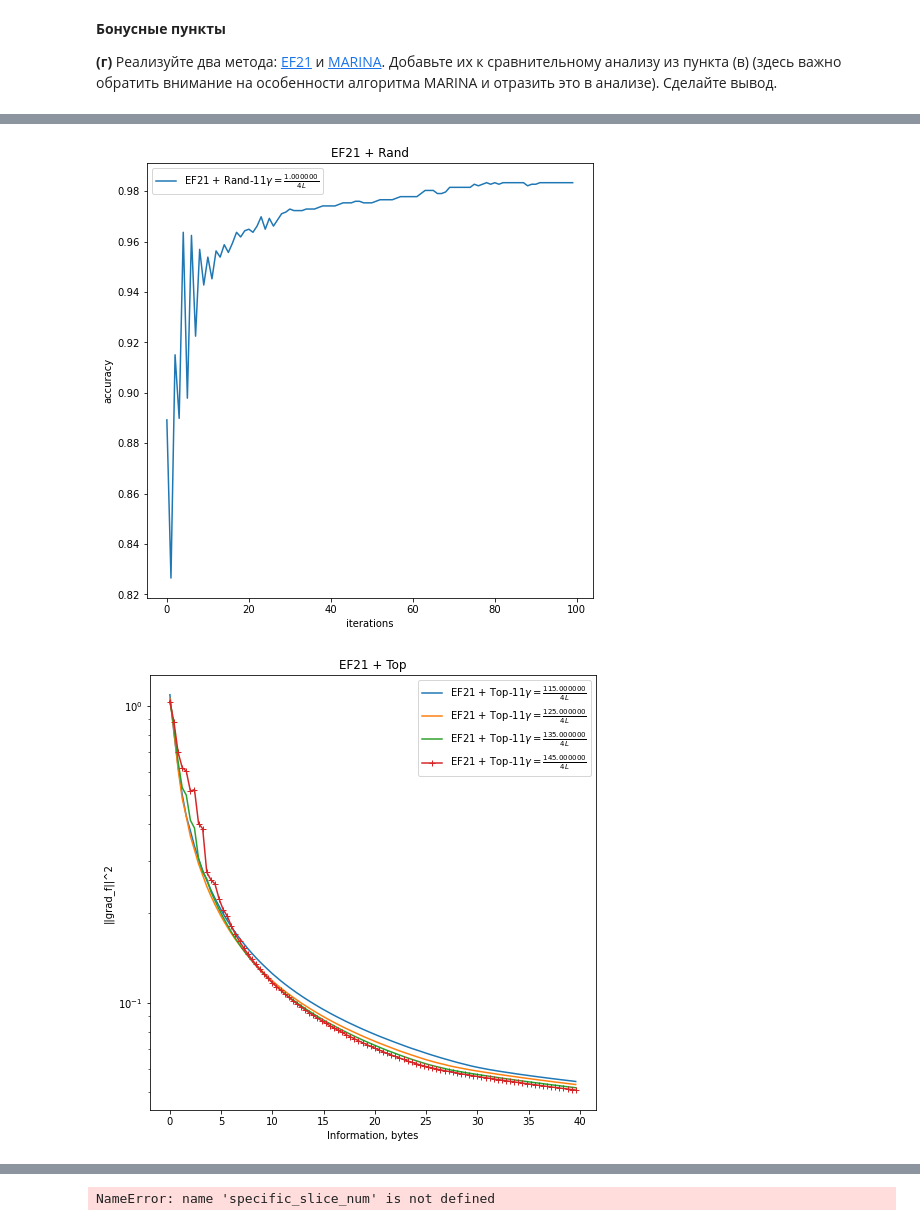
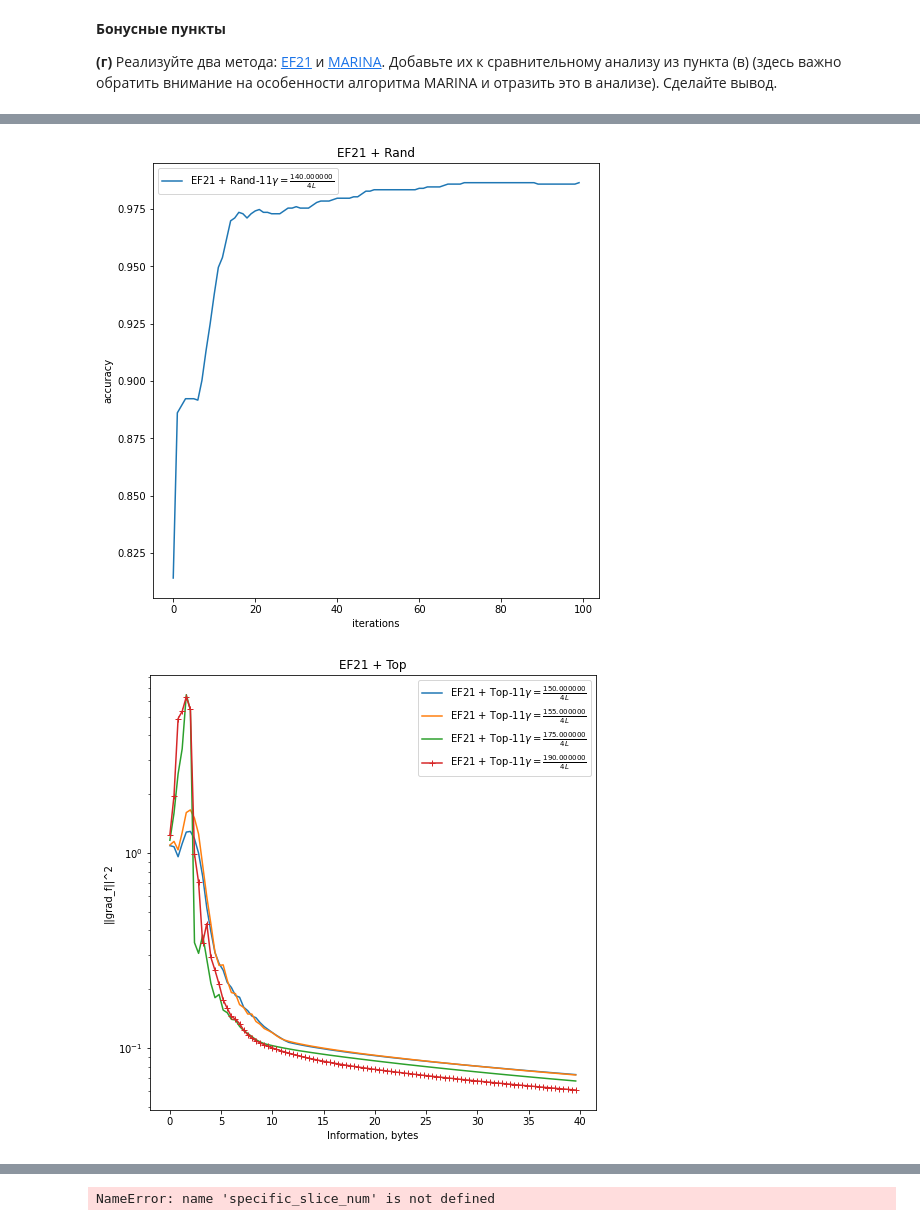
Before and after one commit to k2a07/MIPT-homeworks, a Jupyter notebook: Acharya_Kirill_Optimization_HW_7.ipynb, the cells around one changed output, grey strips where cells are left out. Saved outputs shown, nothing was run; the diff lists cells and outputs as text; code cells hidden in the pictures.

```diff
--- a/Acharya_Kirill_Optimization_HW_7.ipynb
+++ b/Acharya_Kirill_Optimization_HW_7.ipynb
@@ -637,10 +636,10 @@ opt.plot_graphs(x, y, x_label = "Information, bytes", lines_labels = labels, tit
 # %%
-best_idx = best_idx[0]
+best_idx = best_idx
 
 X_acc.append([i for i in range(n_iter)])
 Y_acc.append(accs[best_idx])
-Labels_crit.append(labels[best_idx])
-opt.plot_graphs(X_acc, Y_acc, x_label = "iterations", lines_labels = labels,
+Labels_acc.append(labels[best_idx])
+opt.plot_graphs(X_acc, Y_acc, x_label = "iterations", lines_labels = Labels_acc,
                 title = title, logscale = False, criteria_type = "accuracy", specific_slice=[specific_slice_num])
 
 X_crit.append(x[best_idx])
@@ -649,20 +648,20 @@ Labels_crit.append(labels[best_idx])
 
 specific_slice_num += 1
 # %% [output]
-[figure, old version]
+[figure, new version]
 # %%
 #LR fitting EF21 + Top10%
 title = "EF21 + Top"
 n_iter = 100
 compression_coeff = 0.1
-c_param_list = [115, 125, 135, 145, 155]
+c_param_list = [150, 155, 175, 190, 225]
 x, y, labels, best_alg, best_information, best_differences_arr, best_label, best_idx, accs, best_points_arr = best_compressor_alg_loss(
                                             d_logloss_mushrooms, d_logloss_grad_mushrooms, title,
                                             n_iter, compression_coeff, c_param_list, y_lim = 1e-2,
                                             rand_k_activate = False, top_k_activate = True, diana_activate = False,
                                             ef_activate = False, ef21_activate = True
                                             )
 opt.plot_graphs(x, y, x_label = "Information, bytes", lines_labels = labels, title = title, logscale = True, criteria_type = "||grad_f||^2", idx_marker_arr = best_idx)
 # %% [output]
-[figure, old version]
+[figure, new version]
 # %%
```
Also changed, not shown: parts of 18 cells of this notebook, 1 other file.
